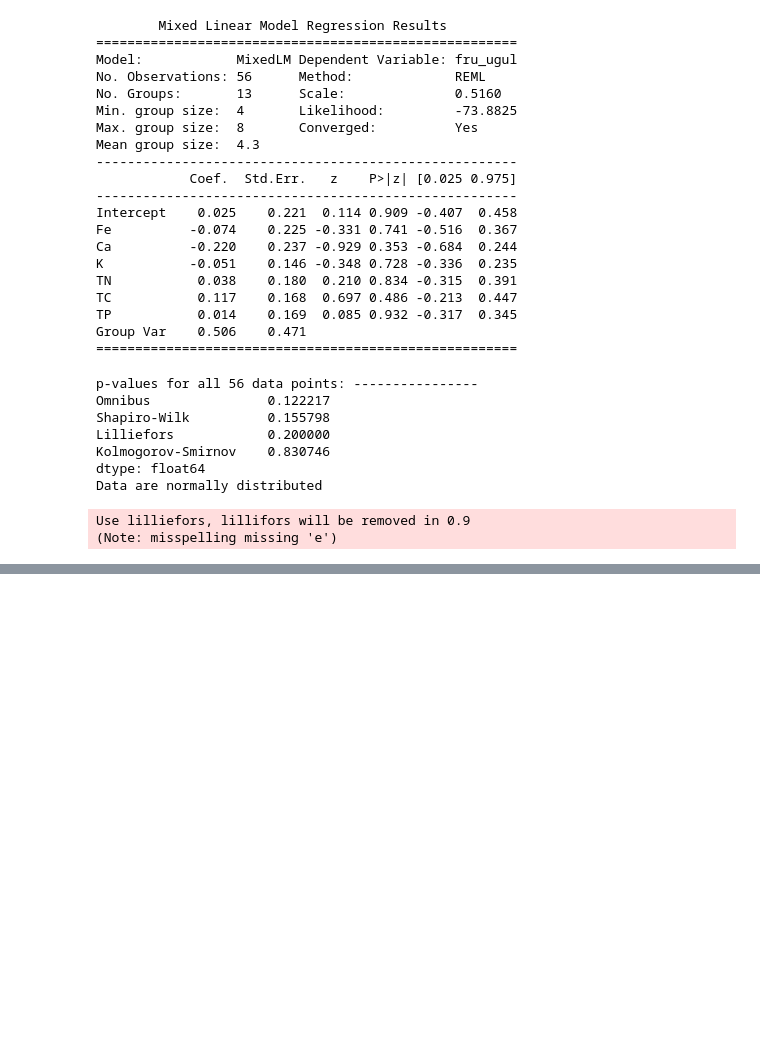
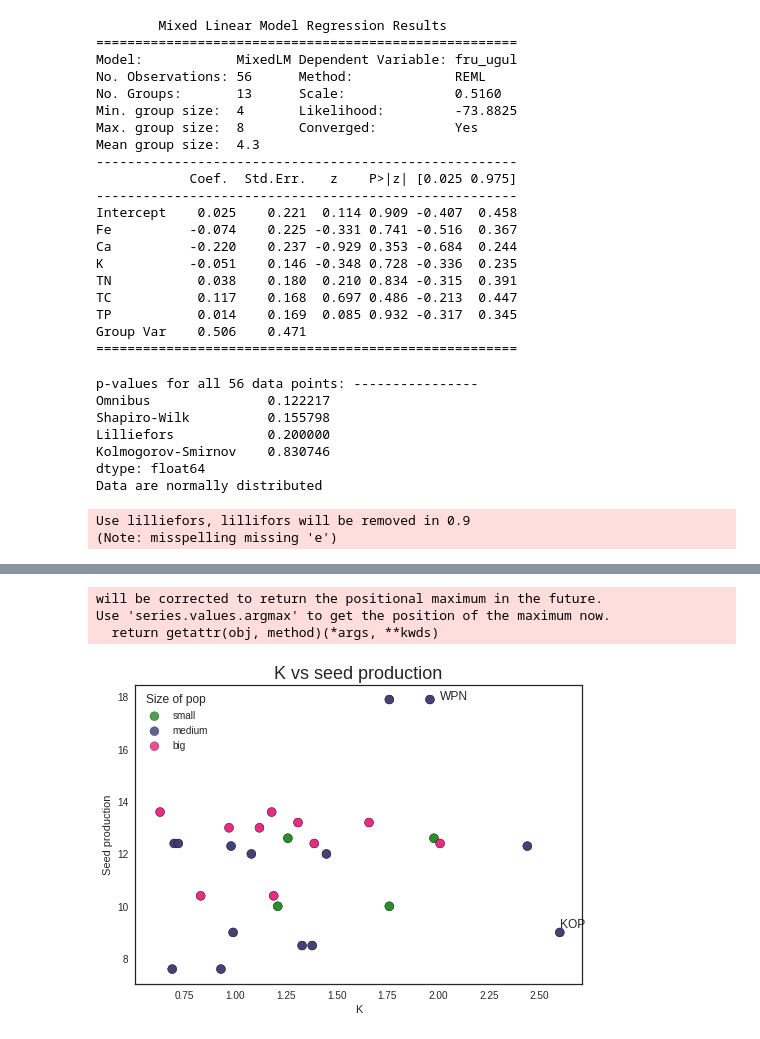
Before and after one commit to AgataRoguz/projekty_uw, a Jupyter notebook: polemonium/aminoacids.ipynb, the cells around one changed output, grey strips where cells are left out. Drawn from its saved outputs; the diff is of its cells as text; code cells hidden in the pictures; blank space fills up the shorter version.

```diff
--- a/polemonium/aminoacids.ipynb
+++ b/polemonium/aminoacids.ipynb
@@ -485,0 +436,10 @@ plt.show()
+# %%
+def pop_size(pop):
+    if(pop < 4.5):
+        return "small"
+    elif (pop > 6.5):
+        return "big"
+    else:
+        return "medium"
+# %%
+df['pop_size'] = df['ln_pop_size_2018'].apply(pop_size)
@@ -485,0 +456,32 @@ plt.show()
+# %%
+col = {'small':'#228B22', 'medium':'#3b3b71', 'big':"#e5247e"}#, 'HUM':'#46c4fd'}
+df["colors"] = df.pop_size.apply(lambda x: col[x])
+# %%
+labels =[]
+sns.set_style("white")
+for key, value in col.items():
+    labels.append(key)
+    plt.scatter(x = df.K[df.pop_size == key],
+                y = df.seed_prod[df.pop_size == key],
+                s = 80,
+                c = df.colors[df.pop_size== key], alpha=0.8, edgecolors='black')
+
+
+plt.xlabel('K')
+plt.ylabel('Seed production')
+plt.title('K vs seed production', fontsize=18)
+
+#Annotate max values
+plt.text(df.K[np.argmax(df.seed_prod)]+0.25, df.seed_prod.max(), df["pop"].loc[np.argmax(df.seed_prod)])
+plt.text(df.K.max(), df.seed_prod[df.K == df.K.max()].tolist()[0]+0.2,
+         df["pop"].loc[df.K == df.K.max()].tolist()[0])
+
+
+plt.legend(labels, title = "Size of pop", loc = 'upper left')
+
+plt.show()
+# %% [output]
+will be corrected to return the positional maximum in the future.
+Use 'series.values.argmax' to get the position of the maximum now.
+  return getattr(obj, method)(*args, **kwds)
+[figure, added]
```
Also changed, not shown: parts of 8 cells of this notebook.
